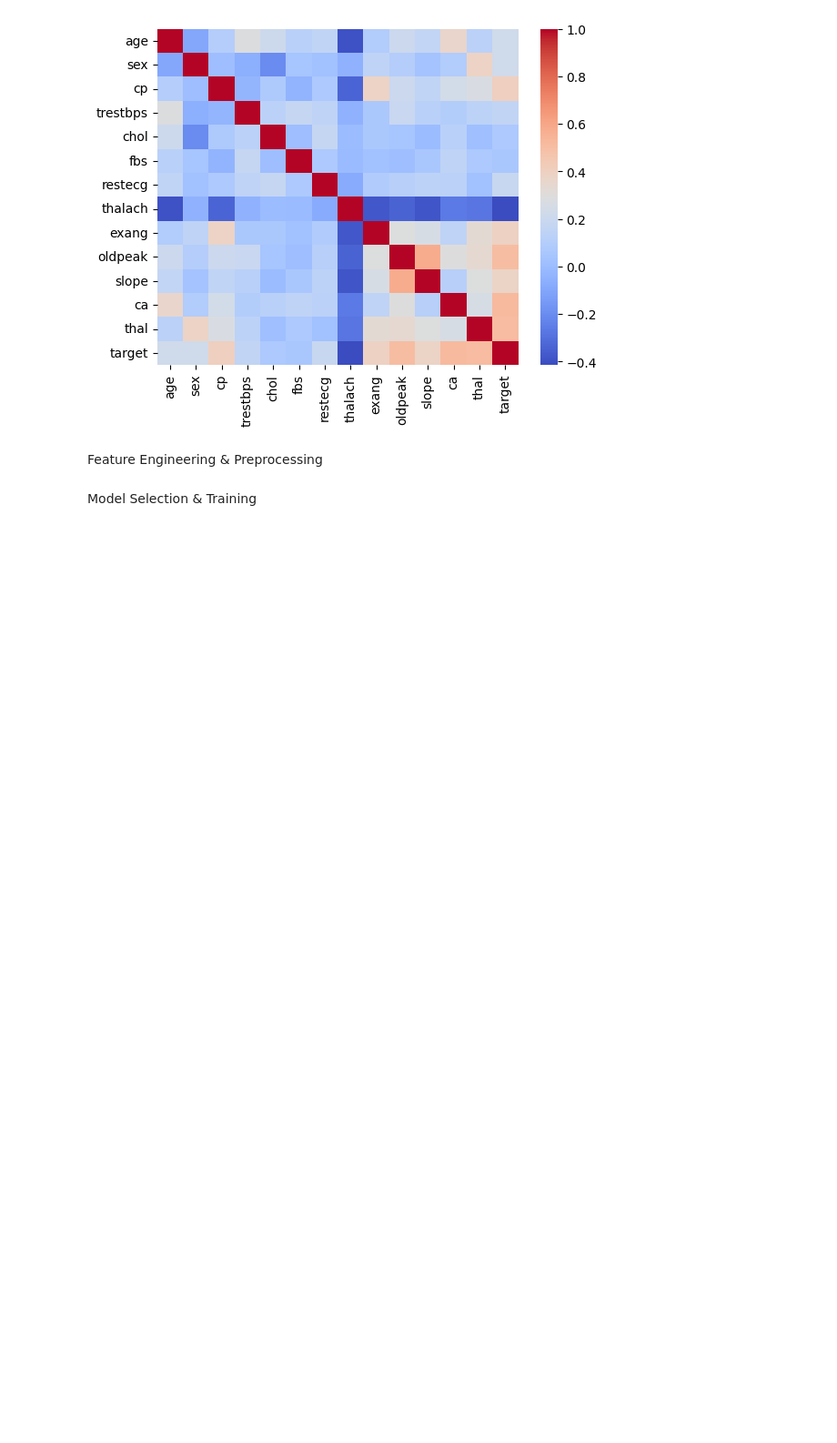
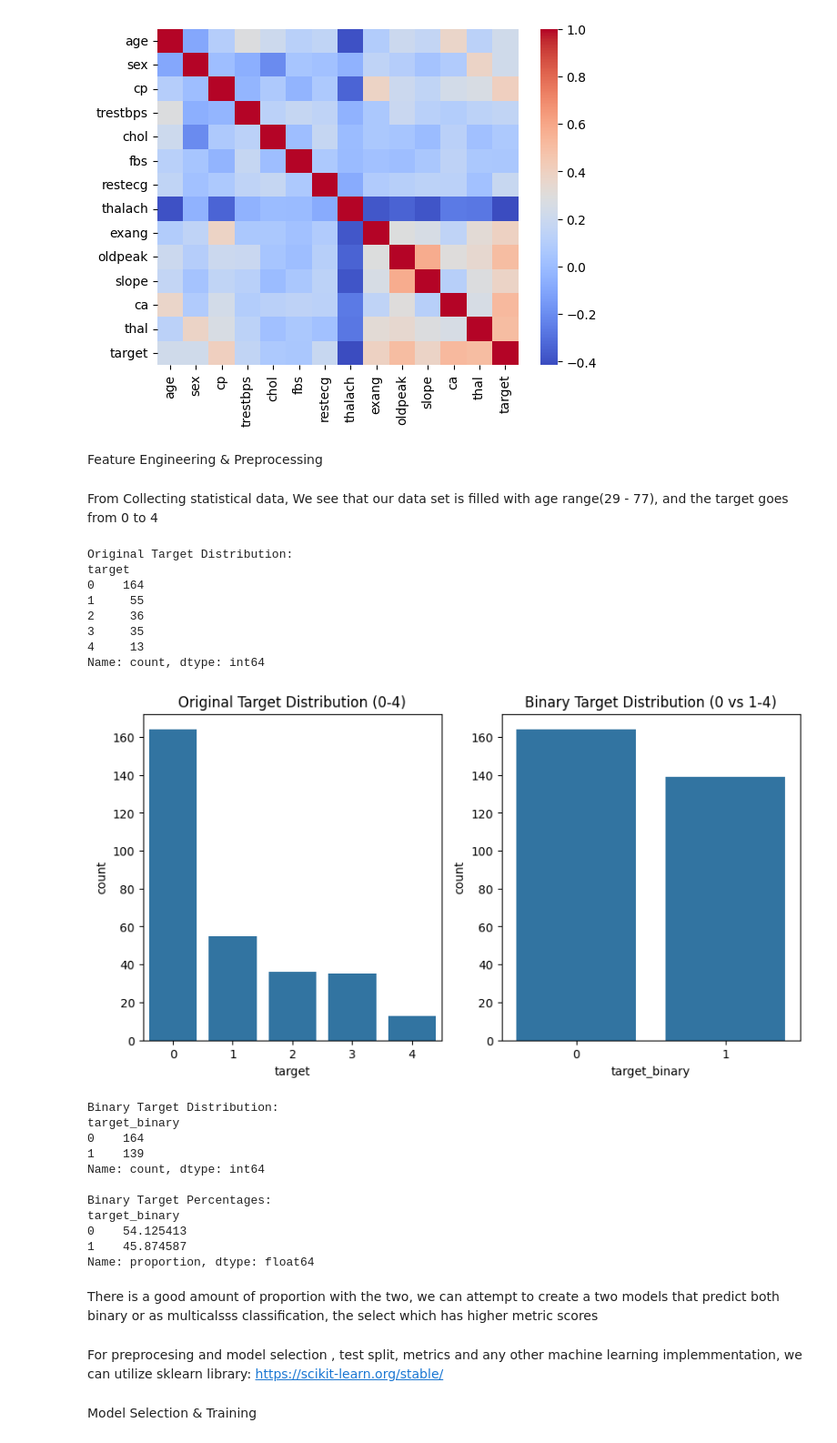
Before and after one commit to RabiatS/PulsePredictors-ML, a Jupyter notebook: Notebook/pulsePredictor.ipynb, the cells around one changed output. Shown at 91% size. Saved outputs shown, nothing was run; the diff lists cells and outputs as text; code cells hidden in the pictures; blank space fills up the shorter version.

```diff
--- a/Notebook/pulsePredictor.ipynb
+++ b/Notebook/pulsePredictor.ipynb
@@ -100,6 +139,58 @@ sns.heatmap(df.corr(), cmap= "coolwarm")
 [figure]
 # %% [markdown]
 Feature Engineering & Preprocessing
+# %% [markdown]
+From Collecting statistical data, We see that our data set is filled with age range(29 - 77), and the target goes from 0 to 4
+# %%
+# Let's first look at the distribution of target values
+print("Original Target Distribution:")
+print(df['target'].value_counts().sort_index())
+
+# Visualize the distribution
+plt.figure(figsize=(10,5))
+plt.subplot(1,2,1)
+sns.countplot(data=df, x='target')
+plt.title('Original Target Distribution (0-4)')
+
+# Convert to binary
+df['target_binary'] = (df['target'] > 0).astype(int)
+
+plt.subplot(1,2,2)
+sns.countplot(data=df, x='target_binary')
+plt.title('Binary Target Distribution (0 vs 1-4)')
+plt.show()
+
+print("\nBinary Target Distribution:")
+print(df['target_binary'].value_counts())
+
+# Show percentages
+print("\nBinary Target Percentages:")
+print(df['target_binary'].value_counts(normalize=True) * 100)
+# %% [output]
+Original Target Distribution:
+target
+0    164
+1     55
+2     36
+3     35
+4     13
+Name: count, dtype: int64
+[figure, added]
+Binary Target Distribution:
+target_binary
+0    164
+1    139
+Name: count, dtype: int64
+
+Binary Target Percentages:
+target_binary
+0    54.125413
+1    45.874587
+Name: proportion, dtype: float64
+# %% [markdown]
+There is a good amount of proportion with the two, we can attempt to create a two models that predict both binary or as multicalsss classification, the select which has higher metric scores
+# %% [markdown]
+For preprocesing and model selection , test split, metrics and any other machine learning implemmentation, we can utilize sklearn library: https://scikit-learn.org/stable/
 # %% [markdown]
 Model Selection & Training
 # %% [markdown]
```
Also changed, not shown: parts of 9 cells of this notebook.
